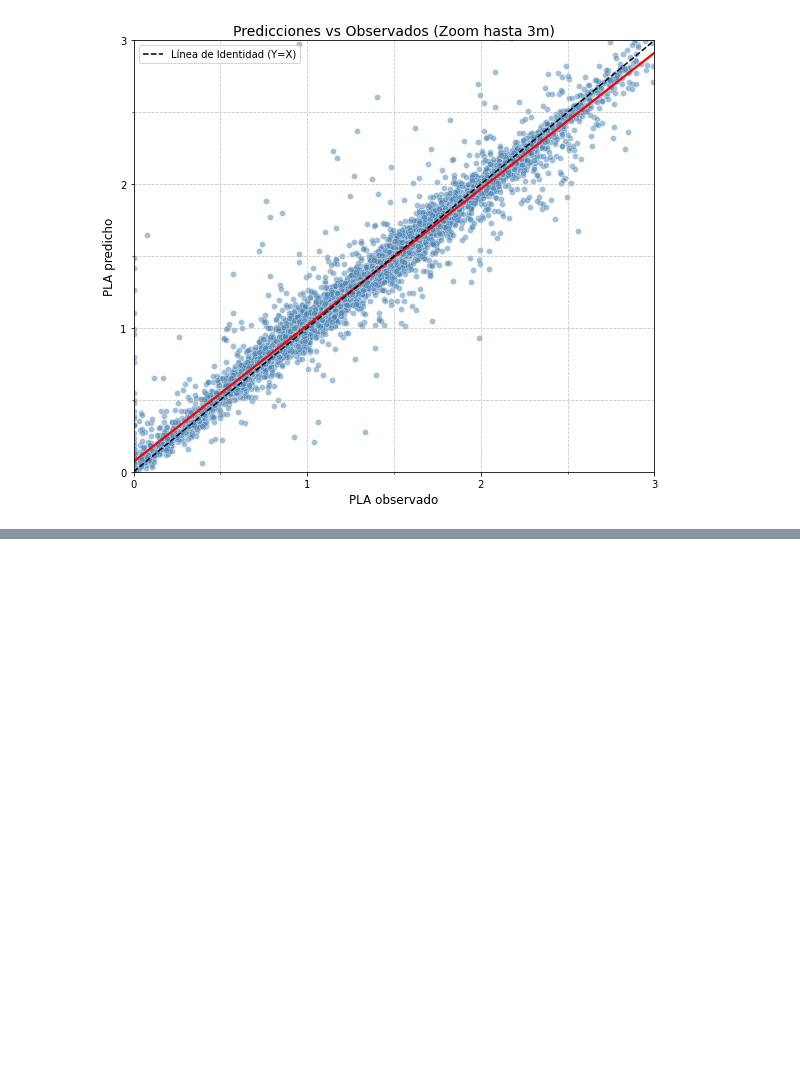
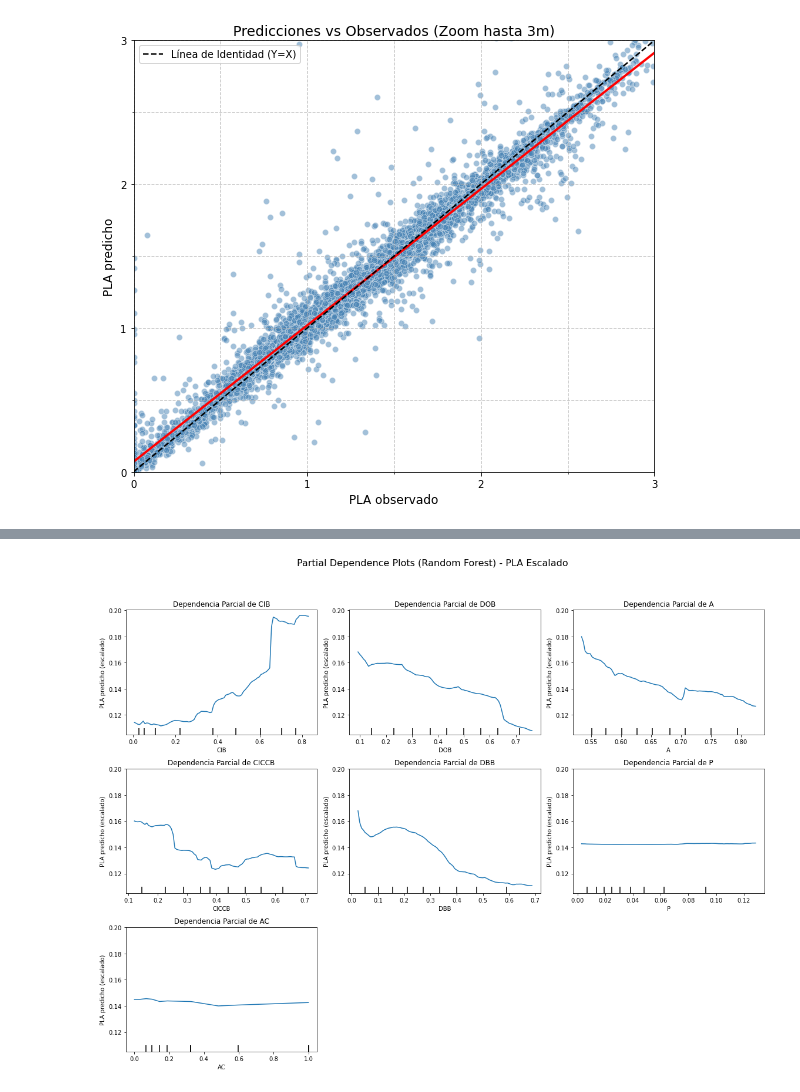
Before and after one commit to ANFAIA/En-Peu, a Jupyter notebook: notebooks/06-train_test_and_models.ipynb, the cells around one changed output, grey strips where cells are left out. Cells and saved outputs as stored; diff of their text form; code cells hidden in the pictures; blank space fills up the shorter version.

```diff
--- a/notebooks/06-train_test_and_models.ipynb
+++ b/notebooks/06-train_test_and_models.ipynb
@@ -665,0 +776,15 @@ plt.show()
+# %%
+from sklearn.inspection import PartialDependenceDisplay # PDPs
+
+
+# --- Seleccionar las características para los PDPs ---
+# Es recomendable elegir las características más importantes de tu modelo.
+# Se puede usar la importancia de variables calculada para RF
+# Y escoger, por ejemplo, las 5 mejores variables
+# features_to_plot = X_train.columns.tolist() # Estas serían todas las variables
+# Para importancia de variables: feature_importances_rf
+feature_importances_rf = pd.Series(modelo_rf_grid.best_estimator_.feature_importances_, index=X_train.columns)
+top_features = feature_importances_rf.nlargest(7).index.tolist() # Get top 5
+features_to_plot = top_features
+
+print(f"\nGenerando PDPs para las características: {features_to_plot}")
@@ -665,0 +793,71 @@ plt.show()
+# %%
+# --- Crear los Partial Dependence Plots ---
+# Especificar el número de características en un grid (e.g., (1, 2) para 1-way PDPs)
+# tambien se podrian hacer uno por uno para más control sobre cada gráfico.
+
+# --- Opción para controlar la desnormalización ---
+# Establece esta variable a True para desnormalizar, o False para ver los valores escalados
+DESNORMALIZAR_PDPS = False # <-- CAMBIA ESTO PARA PROBAR AMBAS OPCIONES
+
+
+# --- Ajustes para layout dinámico ---
+n_features = len(features_to_plot)
+n_cols = 3
+n_rows = int(np.ceil(n_features / n_cols))
+
+# --- Crear figura y ejes con el número exacto de subgráficas ---
+fig, axs = plt.subplots(n_rows, n_cols, figsize=(16, 4 * n_rows))
+axs = axs.flatten()
+
+# --- CREACIÓN DE PDPs ---
+display = PartialDependenceDisplay.from_estimator(
+    estimator=modelo_rf_grid.best_estimator_,
+    X=X_train,
+    features=features_to_plot,
+    kind='average',
+    n_jobs=-1,
+    ax=axs[:n_features],  # Solo pasar tantos ejes como features
+)
+
+# --- Bucle para desnormalizar (si DESNORMALIZAR_PDPS es True) y etiquetar ---
+for i in range(len(features_to_plot)):
+    # Usar 'axs[i]' en lugar de 'all_axes_pdp[i]'
+    current_ax = axs[i]
+
+    if current_ax is None:
+        print(f"WARNING: Axis at index {i} is None for One-Way PDP. Skipping desnormalization for this plot.")
+        continue
+
+    feature_name = features_to_plot[i]
+
+    # Obtener los límites actuales del eje Y (escalados)
+    ymin_scaled, ymax_scaled = current_ax.get_ylim()
+
+    if DESNORMALIZAR_PDPS:
+        # Desnormalizar los límites
+        ymin_desnormalized = ymin_scaled * range_pla + min_pla
+        ymax_desnormalized = ymax_scaled * range_pla + min_pla
+        current_ax.set_ylim(ymin_desnormalized, ymax_desnormalized)
+        current_ax.set_ylabel('PLA predicho (desnormalizado)')
+    else:
+        # Mantener en escala normalizada
+        current_ax.set_ylabel('PLA predicho (escalado)')
+
+    current_ax.set_title(f'Dependencia Parcial de {feature_name}')
+
+# Ocultar ejes sobrantes
+for i in range(n_features, len(axs)):
+    # Si hay más ejes en 'axs' de los que se usaron para los features
+    # fig.delaxes(axs[i]) # Esta línea borra completamente el eje
+    if axs[i] is not None:
+        axs[i].set_visible(False) # Esta línea solo lo oculta, manteniendo el espacio en el layout
+
+plt.suptitle(
+    f'Partial Dependence Plots (Random Forest) - PLA {"Desnormalizado" if DESNORMALIZAR_PDPS else "Escalado"}',
+    y=1.02, fontsize=16
+)
+plt.tight_layout(rect=[0, 0, 1, 0.98])
+plt.savefig(os.path.join(parent_directory, 'images','PDPs.png'), bbox_inches='tight', dpi=300)
+plt.show()
+# %% [output]
+[figure, added]
```
Also changed, not shown: parts of 17 cells of this notebook, 7 other files.
